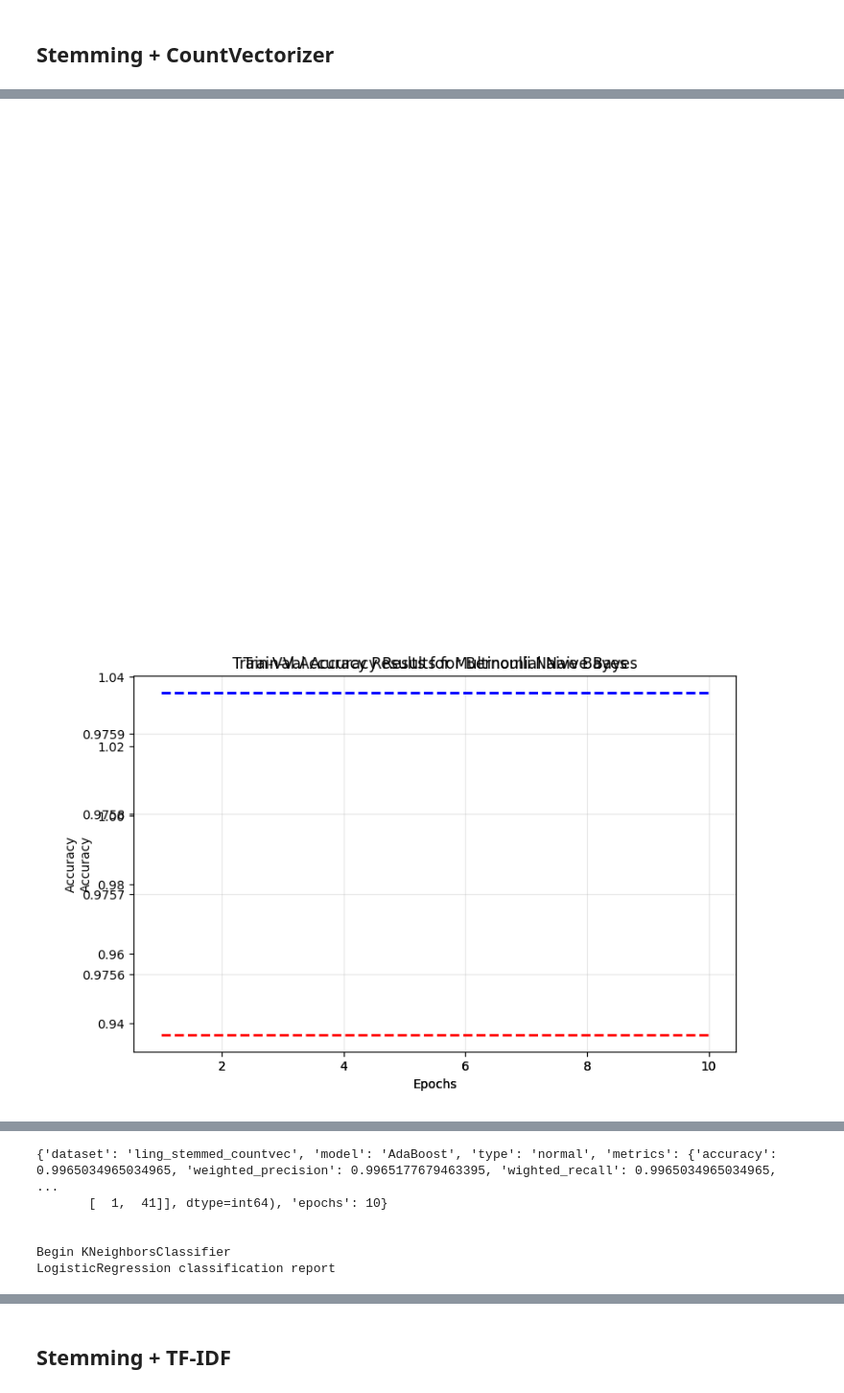
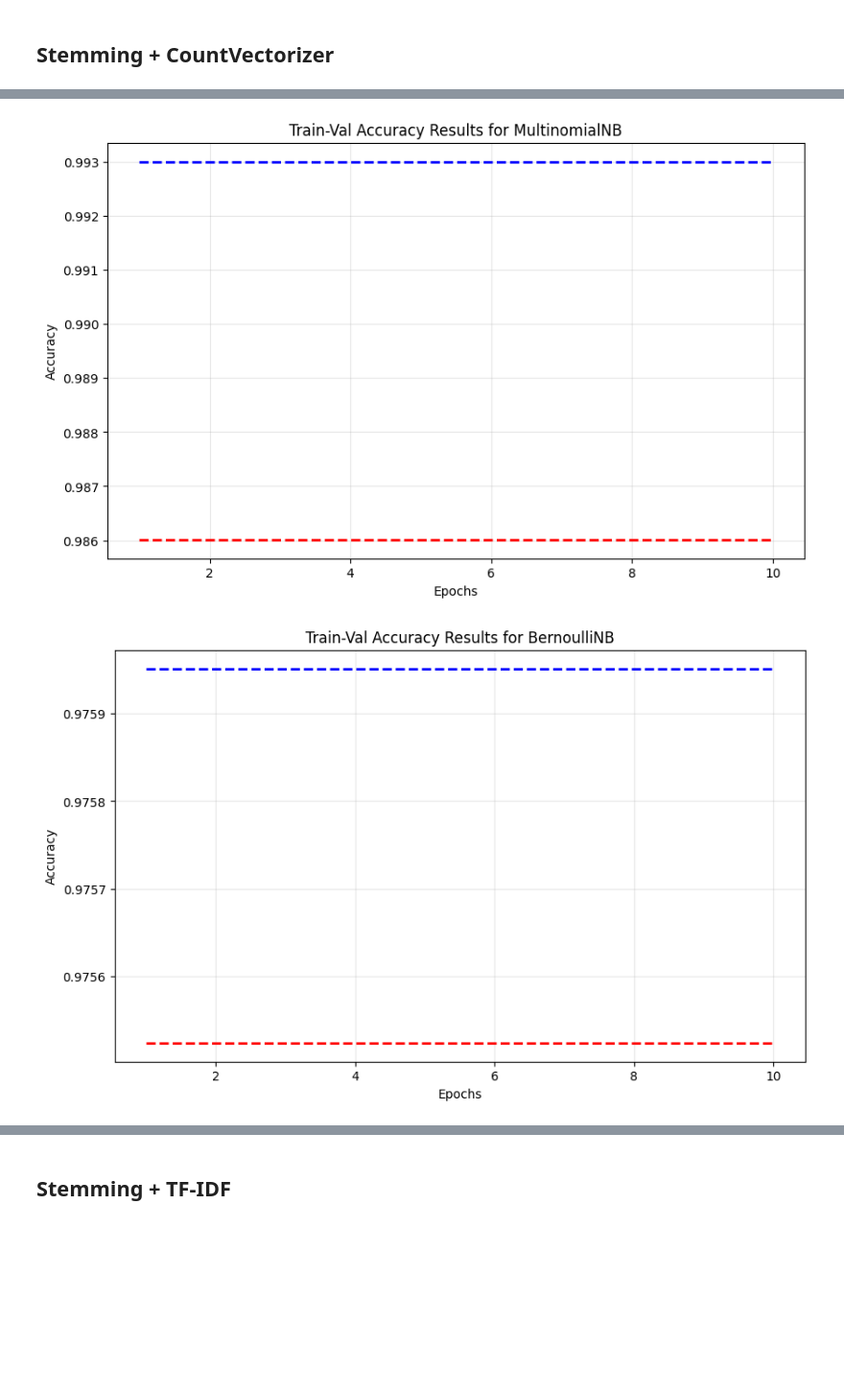
Before and after one commit to WilliamDelnington/EmailSpamDetection, a Jupyter notebook: LingspamDatasetTests/Ling.ipynb, the cells around one changed output, grey strips where cells are left out. Shown: that part at 96% size. Saved outputs shown, nothing was run; the diff lists cells and outputs as text; code cells hidden in the pictures; blank space fills up the shorter version.

```diff
--- a/LingspamDatasetTests/Ling.ipynb
+++ b/LingspamDatasetTests/Ling.ipynb
@@ -51,14 +60,18 @@ ling_X_stemming = ling_X.apply(preprocessing.stemming)
 # %%
 ling_X_stemming_countvec = preprocessing.vectorizing(ling_X_stemming, "countvectorizer")
 # %%
-train_and_evaluate_models(
-    ling_X_stemming_countvec,
-    ling_y,
-    "ling_stemmed_countvec",
-    metric_results,
-    mode="epochs",
-    test_size=0.1,
-    valid_size=0.1
+clsml2 = ClassificationModel2(ling_X_stemming_countvec, ling_y, "ling_stemmed_countvec")
+clsml2.split()
+
+m_r = clsml2.train_and_evaluate_models(
+    valid_size=0.1,
+    max_workers=4,
+    nomlp=True,
+    threading=True,
+    save_plot=True
 )
-del ling_X_stemming_countvec
+
+metric_results.extend(m_r)
+
+del ling_X_stemming_countvec, m_r
 # %% [output]
@@ -75,2 +95,2 @@ BernoulliNB classification report
-[figure, old version]
+[figure, new version]
-[figure, old version]
+[figure, new version]
@@ -112,6 +99,0 @@ AdaBoostClassifier classification report
-{'dataset': 'ling_stemmed_countvec', 'model': 'AdaBoost', 'type': 'normal', 'metrics': {'accuracy': 0.9965034965034965, 'weighted_precision': 0.9965177679463395, 'wighted_recall': 0.9965034965034965,  ...
-       [  1,  41]], dtype=int64), 'epochs': 10}
-
-
-Begin KNeighborsClassifier
-LogisticRegression classification report
```
Also changed, not shown: parts of 7 cells of this notebook, 35 other files.
